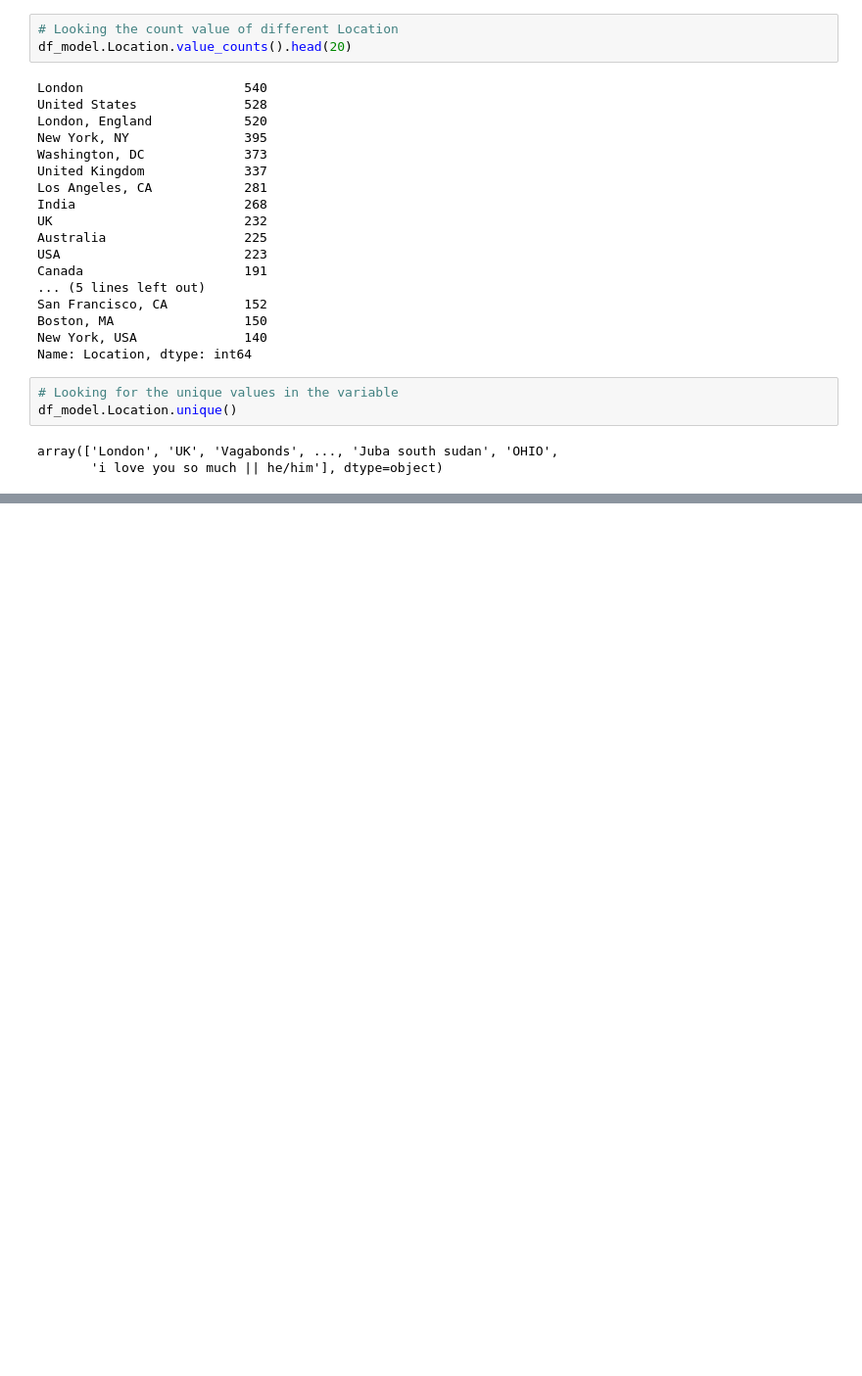
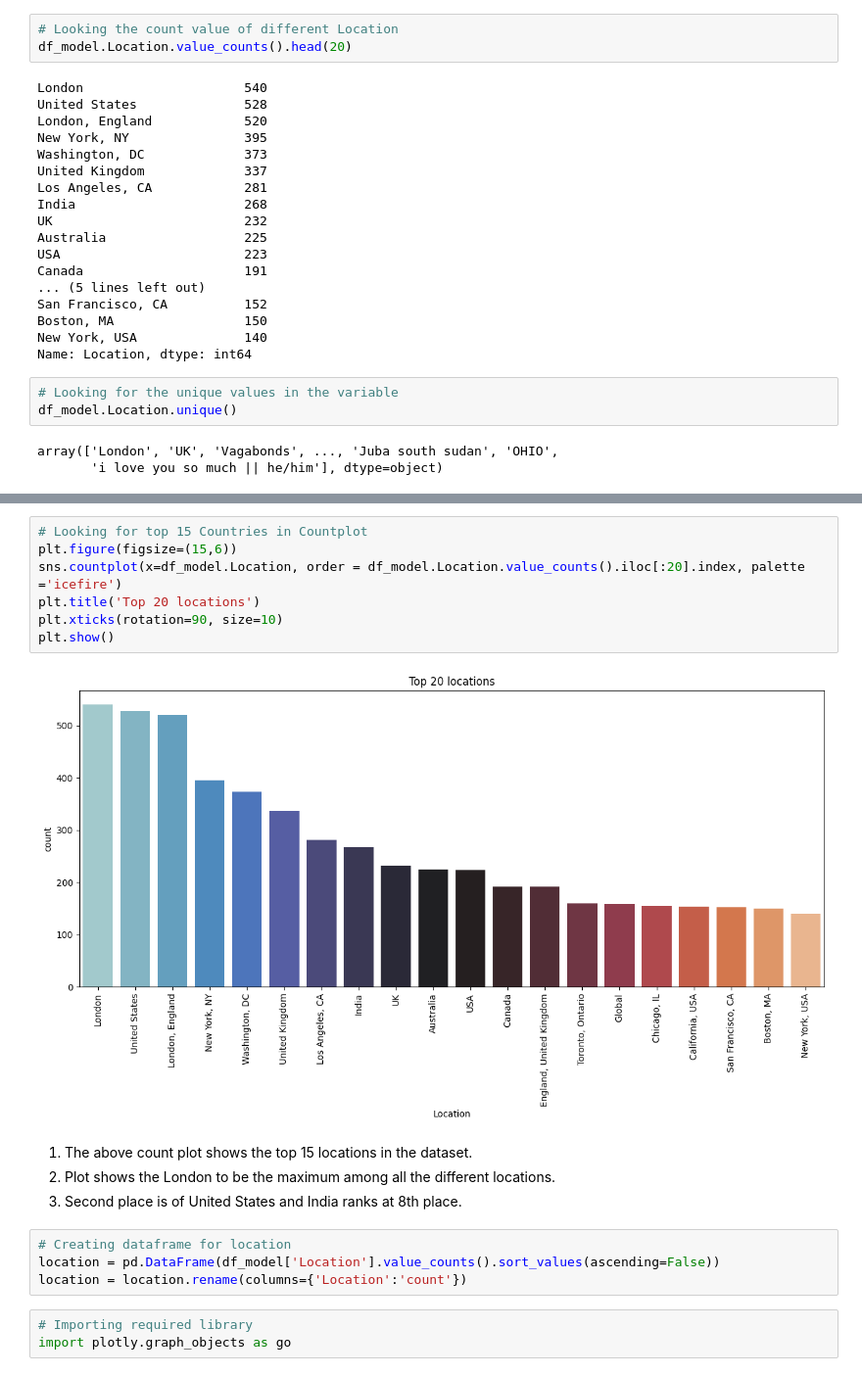
Before and after one commit to Ankita-chouhan-github/Sentiment-Analysis-of-COVID-19-tweets, a Jupyter notebook: COVID_19_Tweet_Sentiment_Analysis.ipynb, the cells around one changed output, grey strips where cells are left out. Shown at 98% size. Cells and saved outputs as stored; diff of their text form; blank space fills up the shorter version.

```diff
--- a/COVID_19_Tweet_Sentiment_Analysis.ipynb
+++ b/COVID_19_Tweet_Sentiment_Analysis.ipynb
@@ -172,0 +182,22 @@ array(['London', 'UK', 'Vagabonds', ..., 'Juba south sudan', 'OHIO',
+# %%
+# Looking for top 15 Countries in Countplot
+plt.figure(figsize=(15,6))
+sns.countplot(x=df_model.Location, order = df_model.Location.value_counts().iloc[:20].index, palette ='icefire')
+plt.title('Top 20 locations')
+plt.xticks(rotation=90, size=10)
+plt.show()
+# %% [output]
+[figure, added]
+# %% [markdown]
+
+
+1.   The above count plot shows the top 15 locations in the dataset.
+2. Plot shows the London to be the maximum among all the different locations.
+3. Second place is of United States and India ranks at 8th place.
+# %%
+# Creating dataframe for location
+location = pd.DataFrame(df_model['Location'].value_counts().sort_values(ascending=False))
+location = location.rename(columns={'Location':'count'})
+# %%
+# Importing required library
+import plotly.graph_objects as go
```
Also changed, not shown: parts of 24 cells of this notebook.
